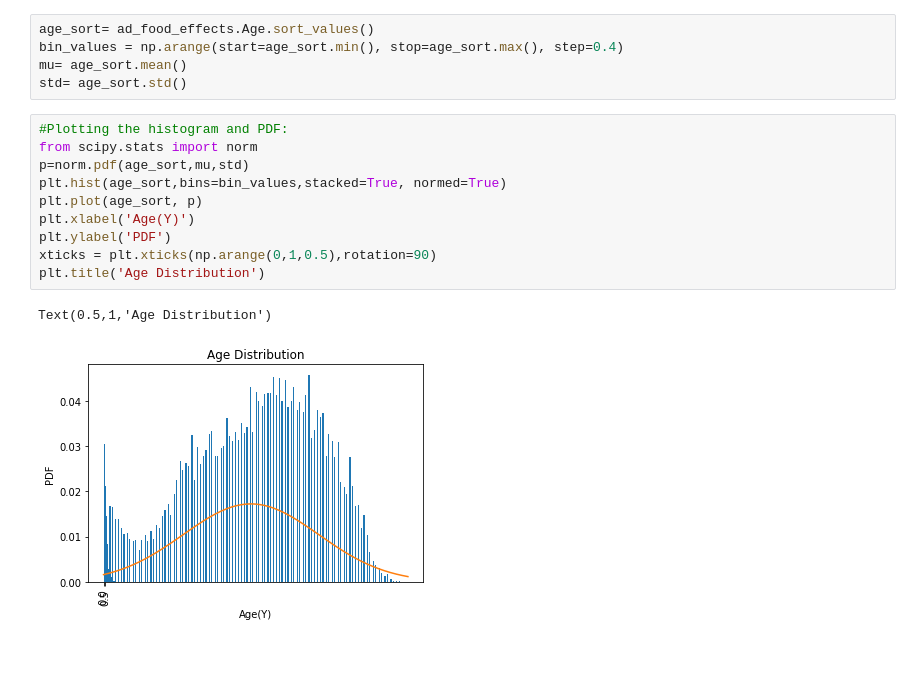
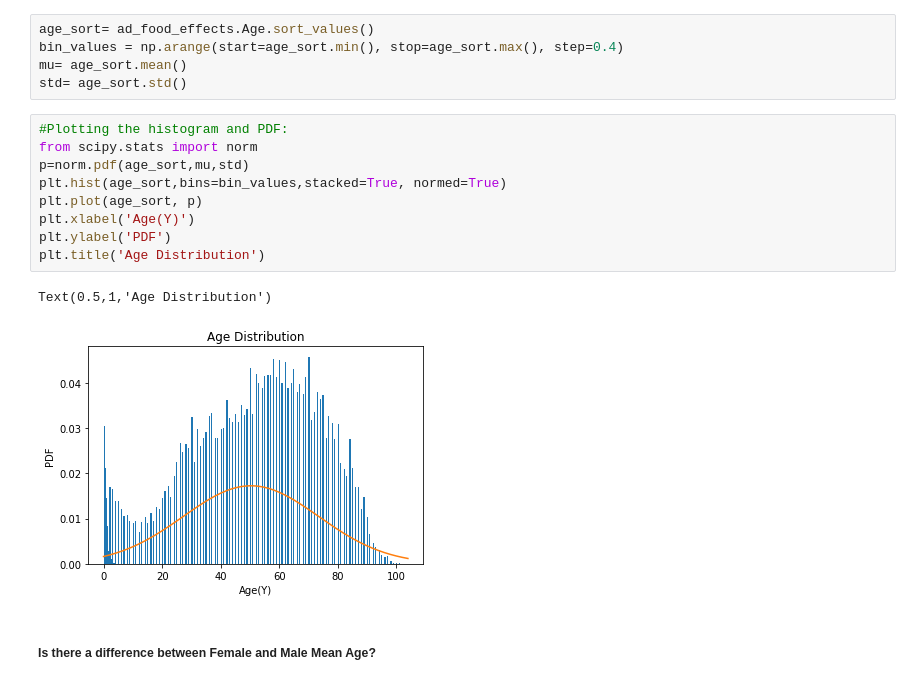
Before and after one commit to Vinuthask/Capstone-Project-1, a Jupyter notebook: AdverseFood_E.ipynb, the cells around one changed output. Saved outputs shown, nothing was run; the diff lists cells and outputs as text; blank space fills up the shorter version.

```diff
--- a/AdverseFood_E.ipynb
+++ b/AdverseFood_E.ipynb
@@ -246,13 +185,14 @@ std= age_sort.std()
 # %%
 #Plotting the histogram and PDF:
 from scipy.stats import norm
 p=norm.pdf(age_sort,mu,std)
 plt.hist(age_sort,bins=bin_values,stacked=True, normed=True)
 plt.plot(age_sort, p)
 plt.xlabel('Age(Y)')
 plt.ylabel('PDF')
-xticks = plt.xticks(np.arange(0,1,0.5),rotation=90)
 plt.title('Age Distribution')
 # %% [output]
 Text(0.5,1,'Age Distribution')
-[figure, old version]
+[figure, new version]
+# %% [markdown]
+##### Is there a difference between Female and Male Mean Age?
```
Also changed, not shown: parts of 41 cells of this notebook.
